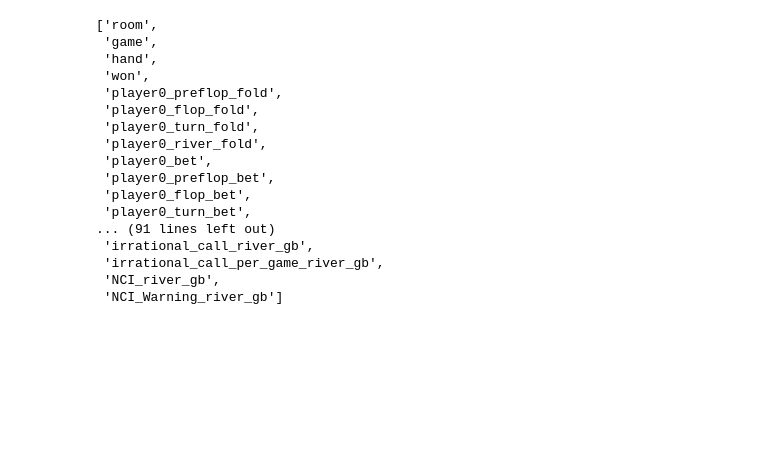
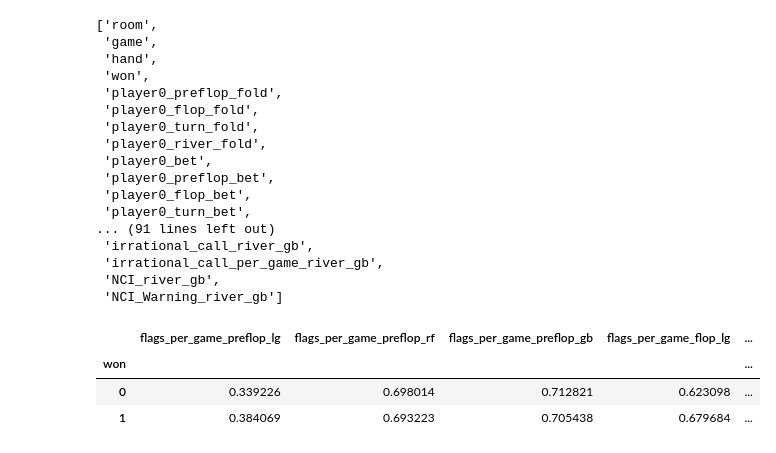
Before and after one commit to Mathieuhube/master_thesis, a Jupyter notebook: Code/Thesis_model.ipynb, the cells around one changed output. Cells and saved outputs as stored; diff of their text form; code cells hidden in the pictures; blank space fills up the shorter version.

```diff
--- a/Code/Thesis_model.ipynb
+++ b/Code/Thesis_model.ipynb
@@ -491,3 +491,29 @@ NCI_analysis.columns.to_list()
  'irrational_call_per_game_river_gb',
  'NCI_river_gb',
  'NCI_Warning_river_gb']
+# %%
+icpg_NCI = NCI_analysis[['game','hand','won','Hand_count_per_game','irrational_call_per_game_preflop_lg', 'irrational_call_per_game_preflop_rf', 'irrational_call_per_game_preflop_gb', 'irrational_call_per_game_flop_lg', 'irrational_call_per_game_flop_rf', 'irrational_call_per_game_flop_gb', 'irrational_call_per_game_turn_lg', 'irrational_call_per_game_turn_rf', 'irrational_call_per_game_turn_gb', 'irrational_call_per_game_river_lg', 'irrational_call_per_game_river_rf', 'irrational_call_per_game_river_gb']]
+
+
+agg_NCI_analysis = NCI_analysis.groupby(['game','won'])[['Hand_count_per_game','irrational_call_per_game_preflop_lg', 'irrational_call_per_game_preflop_rf', 'irrational_call_per_game_preflop_gb', 'irrational_call_per_game_flop_lg', 'irrational_call_per_game_flop_rf', 'irrational_call_per_game_flop_gb', 'irrational_call_per_game_turn_lg', 'irrational_call_per_game_turn_rf', 'irrational_call_per_game_turn_gb', 'irrational_call_per_game_river_lg', 'irrational_call_per_game_river_rf', 'irrational_call_per_game_river_gb']].max()
+agg_NCI_analysis['flags_per_game_preflop_lg'] = agg_NCI_analysis['irrational_call_per_game_preflop_lg'] / agg_NCI_analysis['Hand_count_per_game']
+agg_NCI_analysis['flags_per_game_preflop_rf'] = agg_NCI_analysis['irrational_call_per_game_preflop_rf'] / agg_NCI_analysis['Hand_count_per_game']
+agg_NCI_analysis['flags_per_game_preflop_gb'] = agg_NCI_analysis['irrational_call_per_game_preflop_gb'] / agg_NCI_analysis['Hand_count_per_game']
+agg_NCI_analysis['flags_per_game_flop_lg'] = agg_NCI_analysis['irrational_call_per_game_flop_lg'] / agg_NCI_analysis['Hand_count_per_game']
+agg_NCI_analysis['flags_per_game_flop_rf'] = agg_NCI_analysis['irrational_call_per_game_flop_rf'] / agg_NCI_analysis['Hand_count_per_game']
+agg_NCI_analysis['flags_per_game_flop_gb'] = agg_NCI_analysis['irrational_call_per_game_flop_gb'] / agg_NCI_analysis['Hand_count_per_game']
+agg_NCI_analysis['flags_per_game_turn_lg'] = agg_NCI_analysis['irrational_call_per_game_turn_lg'] / agg_NCI_analysis['Hand_count_per_game']
+agg_NCI_analysis['flags_per_game_turn_rf'] = agg_NCI_analysis['irrational_call_per_game_turn_rf'] / agg_NCI_analysis['Hand_count_per_game']
+agg_NCI_analysis['flags_per_game_turn_gb'] = agg_NCI_analysis['irrational_call_per_game_turn_gb'] / agg_NCI_analysis['Hand_count_per_game']
+agg_NCI_analysis['flags_per_game_river_lg'] = agg_NCI_analysis['irrational_call_per_game_river_lg'] / agg_NCI_analysis['Hand_count_per_game']
+agg_NCI_analysis['flags_per_game_river_rf'] = agg_NCI_analysis['irrational_call_per_game_river_rf'] / agg_NCI_analysis['Hand_count_per_game']
+agg_NCI_analysis['flags_per_game_river_gb'] = agg_NCI_analysis['irrational_call_per_game_river_gb'] / agg_NCI_analysis['Hand_count_per_game']
+agg_NCI_analysis.groupby('won')[['flags_per_game_preflop_lg', 'flags_per_game_preflop_rf', 'flags_per_game_preflop_gb',
+                 'flags_per_game_flop_lg', 'flags_per_game_flop_rf', 'flags_per_game_flop_gb',
+                 'flags_per_game_turn_lg', 'flags_per_game_turn_rf', 'flags_per_game_turn_gb',
+                 'flags_per_game_river_lg', 'flags_per_game_river_rf', 'flags_per_game_river_gb']].mean()
+# %% [output]
+|  | flags_per_game_preflop_lg | flags_per_game_preflop_rf | flags_per_game_preflop_gb | flags_per_game_flop_lg | ... |
+| won |  |  |  |  | ... |
+| 0 | 0.339226 | 0.698014 | 0.712821 | 0.623098 | ... |
+| 1 | 0.384069 | 0.693223 | 0.705438 | 0.679684 | ... |
```
Also changed, not shown: parts of 2 cells of this notebook.
